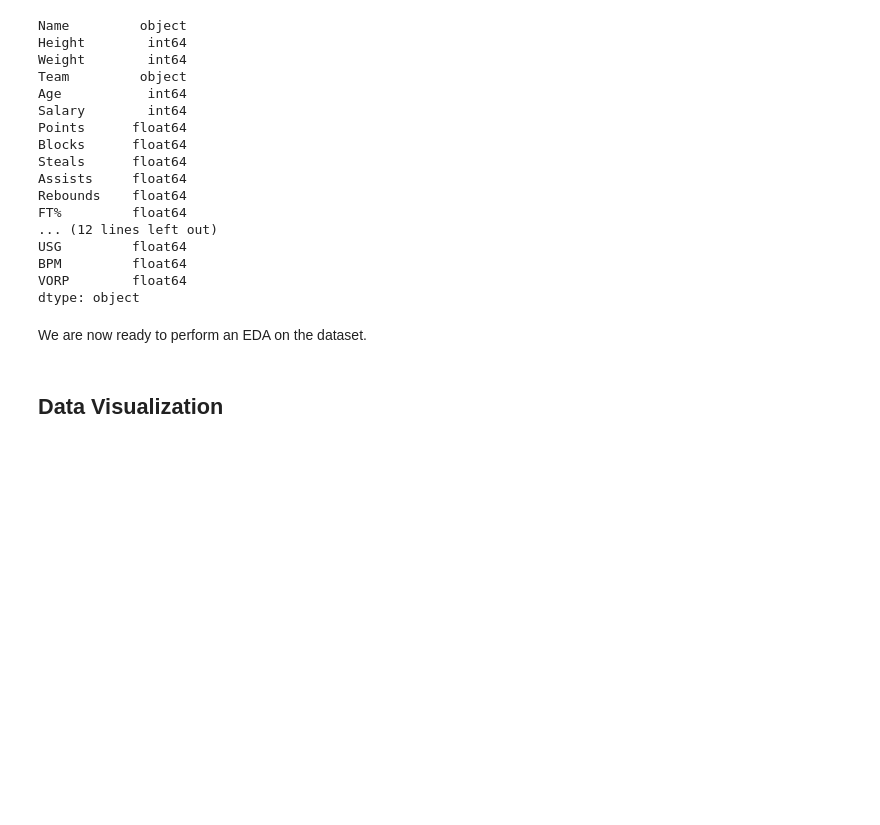
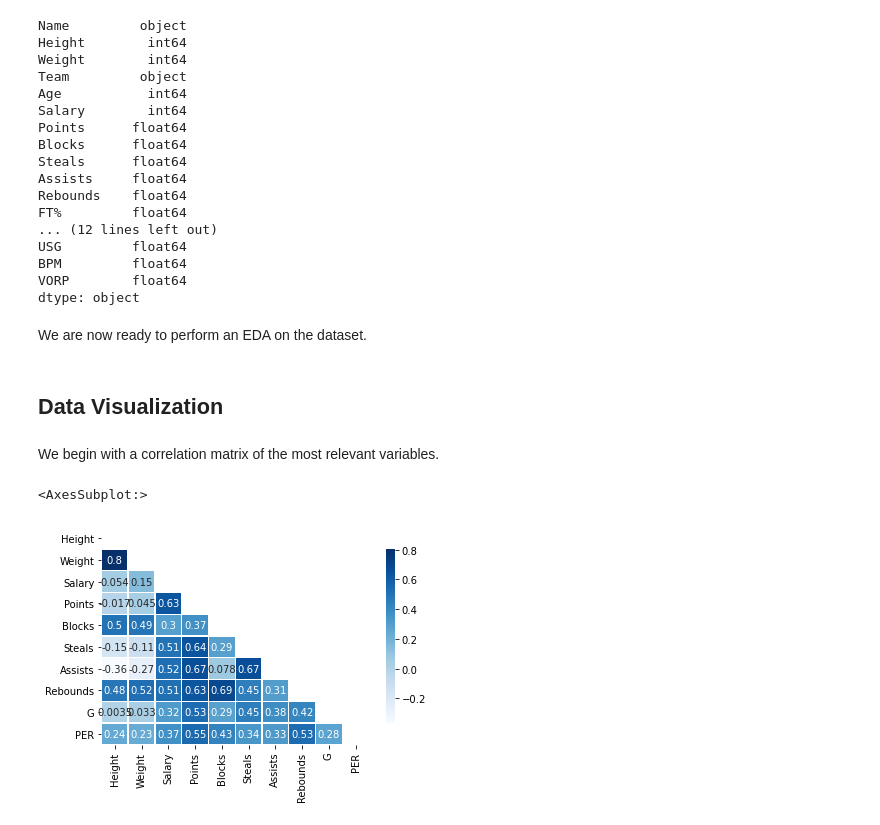
Before and after one commit to EdJWang/EdJWang.github.io, a Jupyter notebook: Projects/NBA.ipynb, the cells around one changed output. Saved outputs shown, nothing was run; the diff lists cells and outputs as text; code cells hidden in the pictures; blank space fills up the shorter version.

```diff
--- a/Projects/NBA.ipynb
+++ b/Projects/NBA.ipynb
@@ -27,5 +41,5 @@ from sklearn.ensemble import BaggingRegressor
 # %%
-nba= pd.read_csv(".../nbastats2018-2019.csv")
+nba = pd.read_csv("nbastats2018-2019.csv")
 # %% [markdown]
 <a id='Data_Intro'></a>
 ## Data Introduction
@@ -243,3 +257,12 @@ We are now ready to perform an EDA on the dataset.
 # %% [markdown]
 <a id='Data_Viz'></a>
 ## Data Visualization
+# %% [markdown]
+We begin with a correlation matrix of the most relevant variables.
+# %%
+corrs = nba.iloc[:,[1,2,5,6,7,8,9,10,18,19]].corr()
+mask = np.triu(np.ones_like(corrs, dtype=np.bool))
+sns.heatmap(corrs, mask = mask, linewidth=0.3, cbar_kws={"shrink": .8}, annot = True, cmap='Blues')
+# %% [output]
+<AxesSubplot:>
+[figure, added]
```
Also changed, not shown: parts of 27 cells of this notebook.
